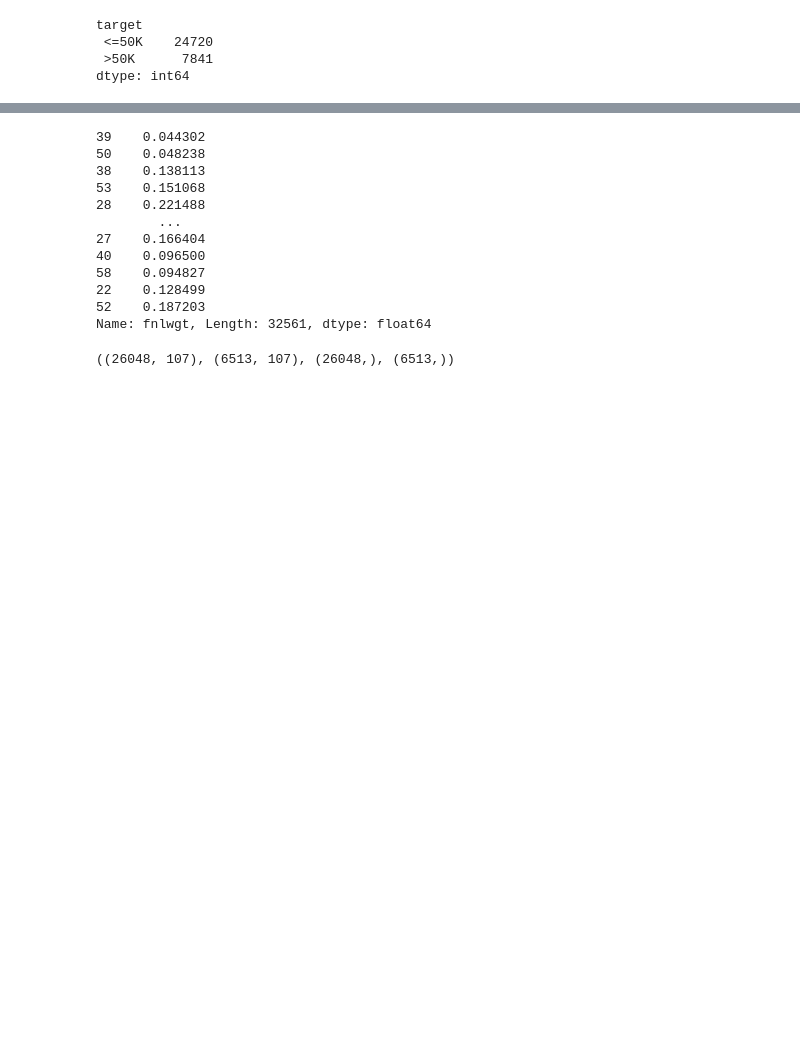
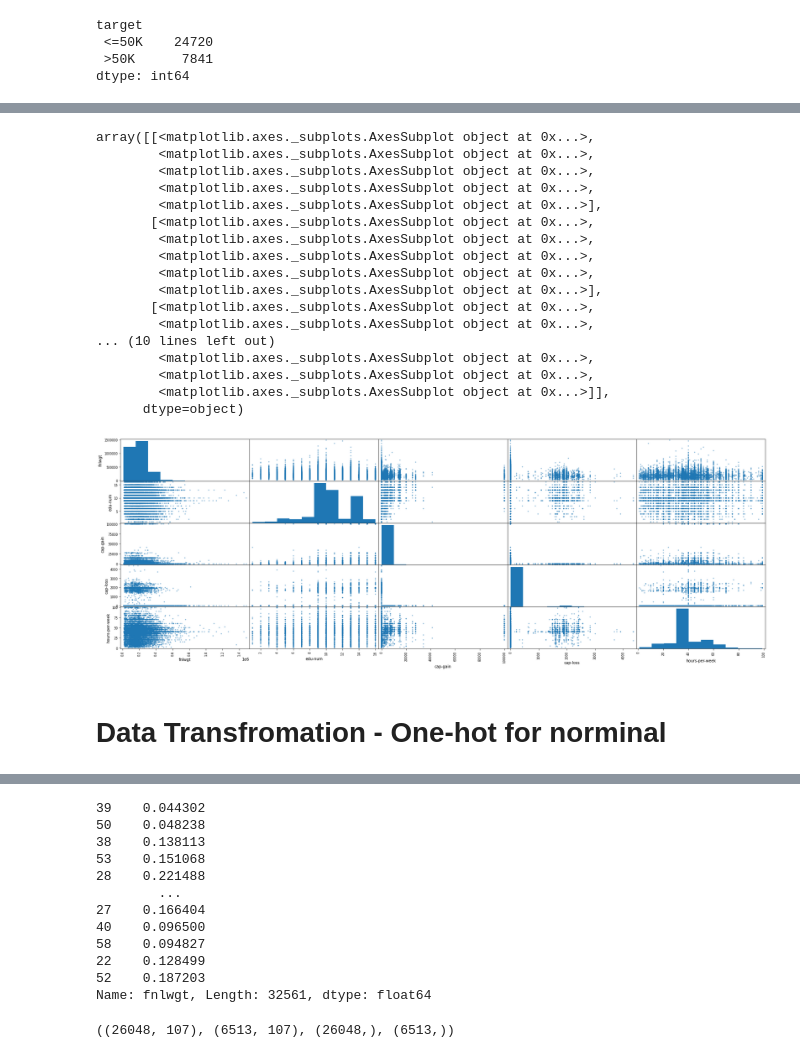
Before and after one commit to preenet/961701_65, a Jupyter notebook: 961701_week4_5_demo.ipynb, the cells around one changed output, grey strips where cells are left out. Cells and saved outputs as stored; diff of their text form; code cells hidden in the pictures; blank space fills up the shorter version.

```diff
--- a/961701_week4_5_demo.ipynb
+++ b/961701_week4_5_demo.ipynb
@@ -129,0 +142,26 @@ dtype: float64
+# %%
+# Scatter plots are helpful for identifying structured relationships between variables, such as if two variables may be related to one another by a linear line.
+import pandas
+from pandas.plotting import scatter_matrix
+scatter_matrix( df, figsize=(30, 10))
+# %% [output]
+array([[<matplotlib.axes._subplots.AxesSubplot object at 0x...>,
+        <matplotlib.axes._subplots.AxesSubplot object at 0x...>,
+        <matplotlib.axes._subplots.AxesSubplot object at 0x...>,
+        <matplotlib.axes._subplots.AxesSubplot object at 0x...>,
+        <matplotlib.axes._subplots.AxesSubplot object at 0x...>],
+       [<matplotlib.axes._subplots.AxesSubplot object at 0x...>,
+        <matplotlib.axes._subplots.AxesSubplot object at 0x...>,
+        <matplotlib.axes._subplots.AxesSubplot object at 0x...>,
+        <matplotlib.axes._subplots.AxesSubplot object at 0x...>,
+        <matplotlib.axes._subplots.AxesSubplot object at 0x...>],
+       [<matplotlib.axes._subplots.AxesSubplot object at 0x...>,
+        <matplotlib.axes._subplots.AxesSubplot object at 0x...>,
+... (10 lines left out)
+        <matplotlib.axes._subplots.AxesSubplot object at 0x...>,
+        <matplotlib.axes._subplots.AxesSubplot object at 0x...>,
+        <matplotlib.axes._subplots.AxesSubplot object at 0x...>]],
+      dtype=object)
+[figure, added]
+# %% [markdown]
+# Data Transfromation - One-hot for norminal
```
Also changed, not shown: parts of 21 cells of this notebook.
